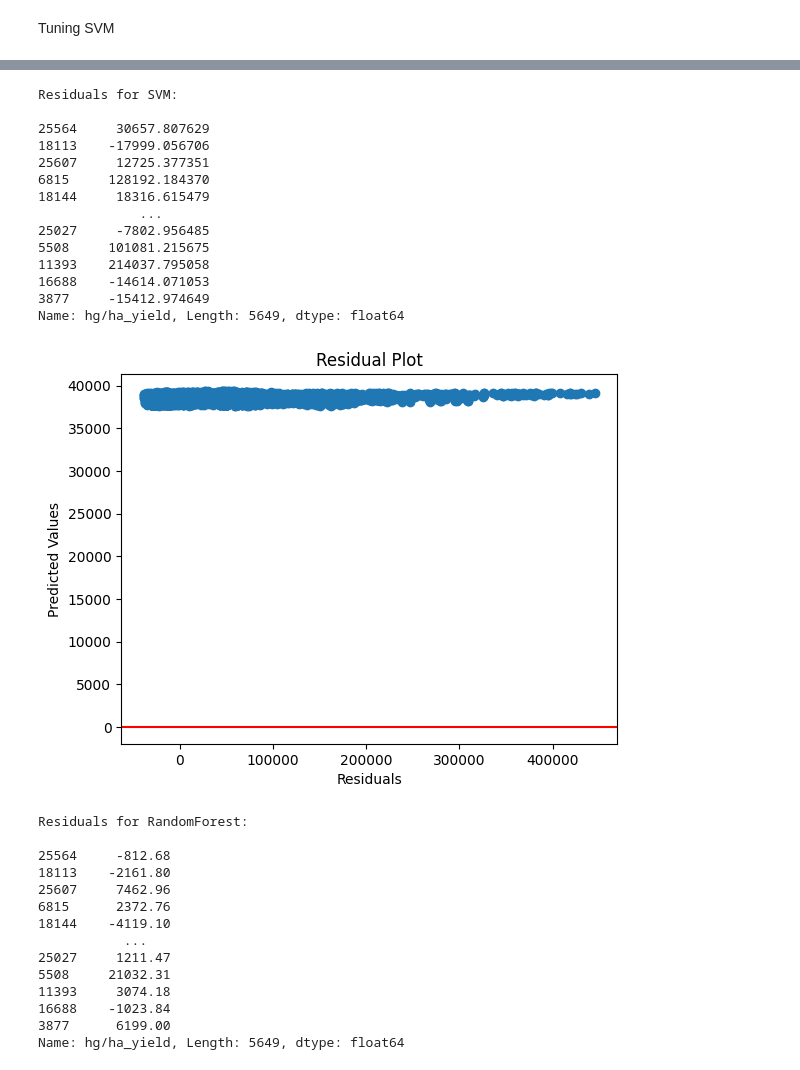
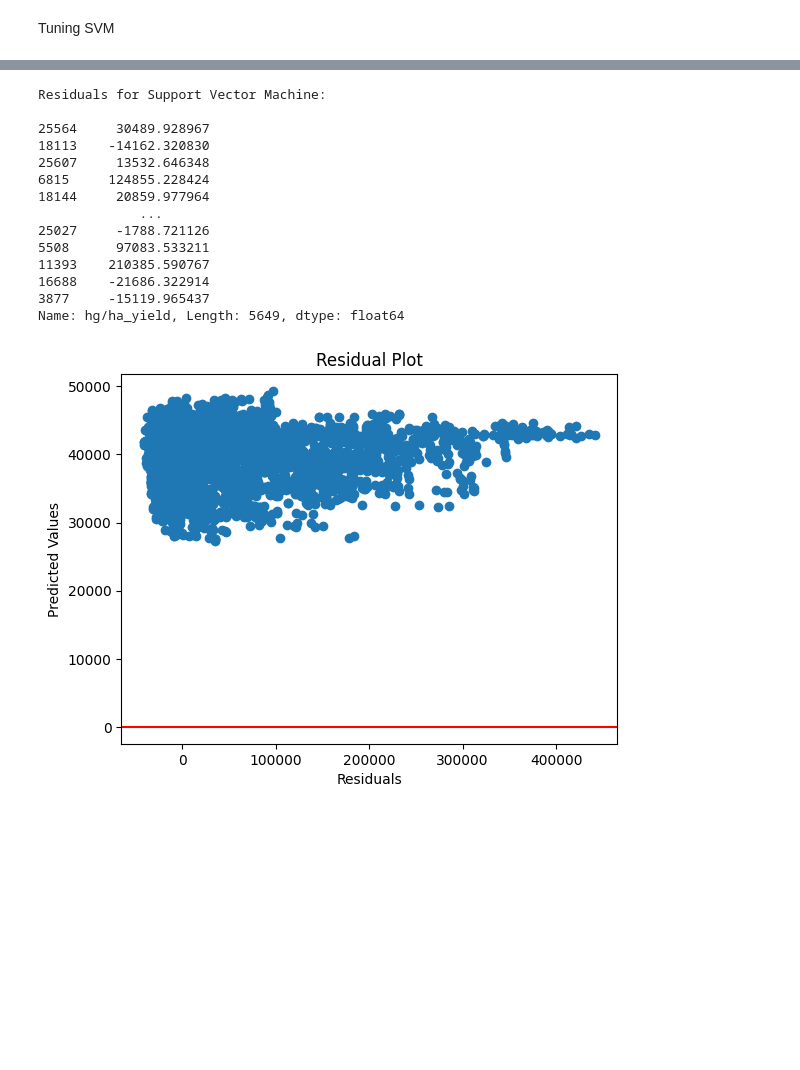
Before and after one commit to TedXpro/MachineLearning, a Jupyter notebook: CropYieldAnalysis.ipynb, the cells around one changed output, grey strips where cells are left out. Saved outputs shown, nothing was run; the diff lists cells and outputs as text; code cells hidden in the pictures; blank space fills up the shorter version.

Commit message:
Kaggle Notebook | notebook3facdc4efe | Added Support Vector Machines

```diff
--- a/CropYieldAnalysis.ipynb
+++ b/CropYieldAnalysis.ipynb
@@ -319,0 +309,14 @@ model = RandomForestRegressor(n_estimators=)
+# %%
+model = RandomForestRegressor(n_estimators=250, random_state=42)
+model.fit(X_train_scaled, y_train)
+predictions = model.predict(X_test_scaled)
+print(predictions)
+
+mse = mean_squared_error(y_test, predictions)
+rmse = np.sqrt(mse)
+mae = mean_absolute_error(y_test, predictions)
+r2 = r2_score(y_test, predictions)
+residuals = y_test - predictions
+
+print(f" MSE: {mse}\n RMSE: {rmse}\n MAE: {mae}\n R-Squared: {r2}\n")
+print(residuals)
@@ -332,3 +392,3 @@ KeyboardInterrupt:
 # %%
-grid_svr = grid.predict(X_test_scaled)
-print(r2_score(y_test, grid_svr))
+predictions = grid.predict(X_test_scaled)
+print(predictions)
@@ -385,41 +440,26 @@ NameError: name 'models' is not defined
 # %%
-for name, model_results in results.items():
-    print(f"Residuals for {name}:\n")
-    print(model_results['Residuals'])
-    print("\n")
-    plt.scatter(model_results['Residuals'], model_results['Predictions'])
-    plt.xlabel('Residuals')
-    plt.ylabel('Predicted Values')
-    plt.title('Residual Plot')
-    plt.axhline(y=0, color='r', linestyle='-')
-    plt.show()
+print(f"Residuals for Support Vector Machine:\n")
+print(residuals)
+print("\n")
+plt.scatter(residuals, predictions)
+plt.xlabel('Residuals')
+plt.ylabel('Predicted Values')
+plt.title('Residual Plot')
+plt.axhline(y=0, color='r', linestyle='-')
+plt.show()
 # %% [output]
-Residuals for SVM:
+Residuals for Support Vector Machine:
 
-25564     30657.807629
-18113    -17999.056706
-25607     12725.377351
-6815     128192.184370
-18144     18316.615479
+25564     30489.928967
+18113    -14162.320830
+25607     13532.646348
+6815     124855.228424
+18144     20859.977964
              ...
-25027     -7802.956485
-5508     101081.215675
-11393    214037.795058
-16688    -14614.071053
-3877     -15412.974649
+25027     -1788.721126
+5508      97083.533211
+11393    210385.590767
+16688    -21686.322914
+3877     -15119.965437
 Name: hg/ha_yield, Length: 5649, dtype: float64
-[figure, old version]
+[figure, new version]
-Residuals for RandomForest:
-
-25564     -812.68
-18113    -2161.80
-25607     7462.96
-6815      2372.76
-18144    -4119.10
-           ...
-25027     1211.47
-5508     21032.31
-11393     3074.18
-16688    -1023.84
-3877      6199.00
-Name: hg/ha_yield, Length: 5649, dtype: float64
```
Also changed, not shown: parts of 16 cells of this notebook.
